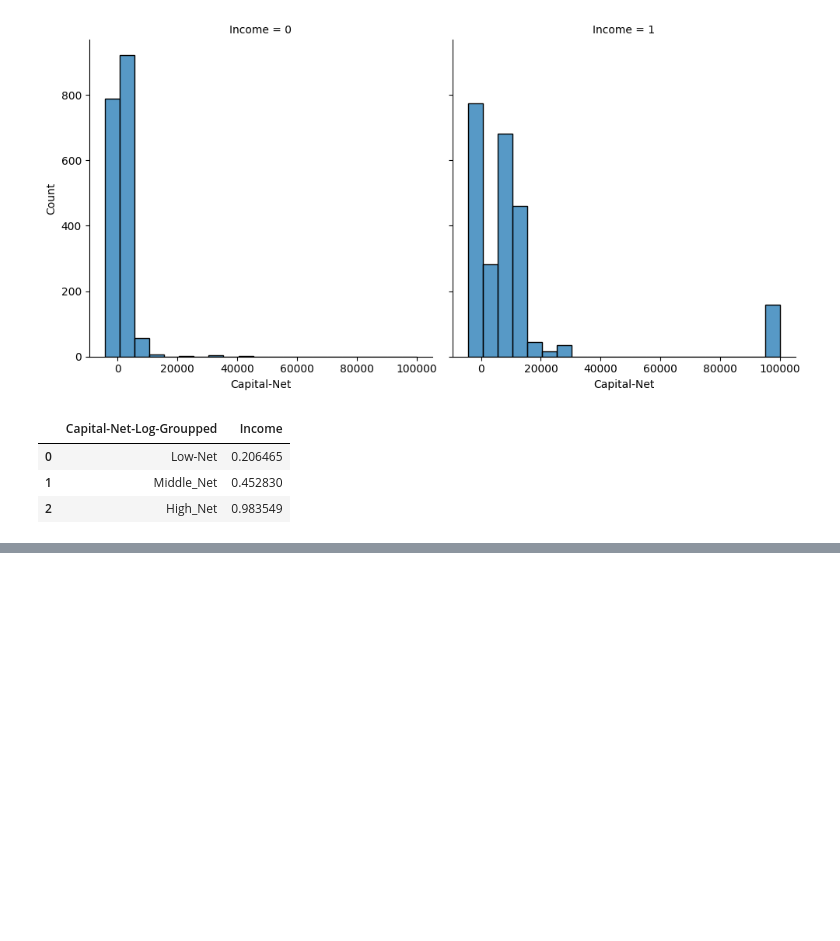
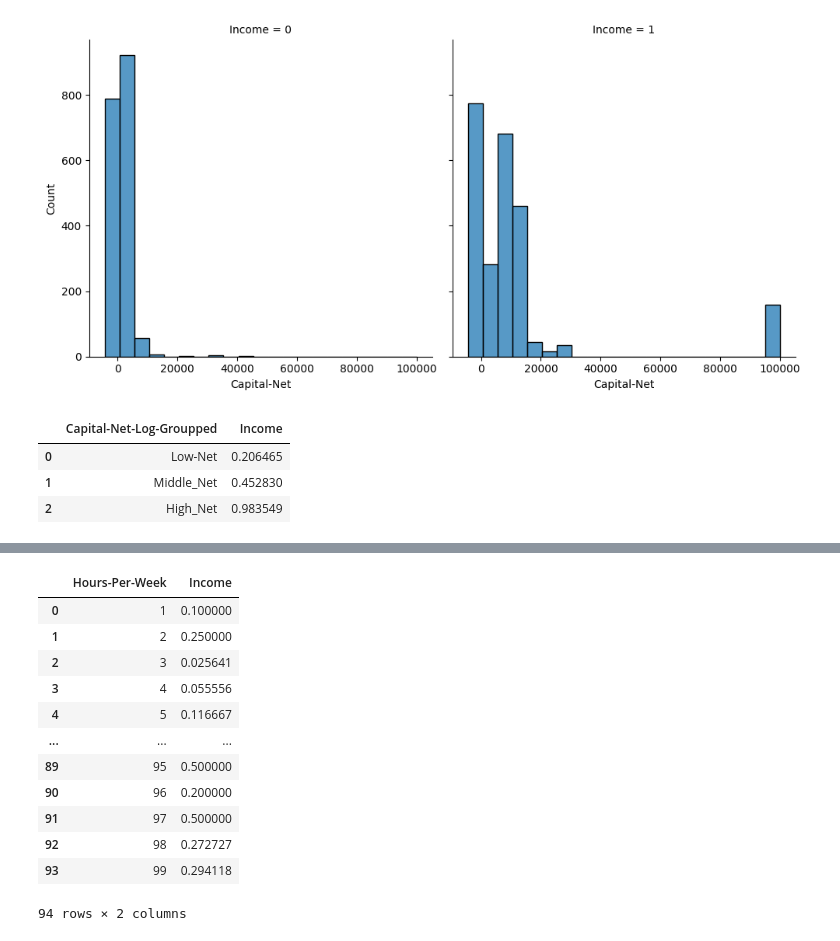
Before and after one commit to baranCapik/machine-learning-on-adult-dataset, a Jupyter notebook: Kaggle-Adult-Ver1.ipynb, the cells around one changed output, grey strips where cells are left out. Drawn from its saved outputs; the diff is of its cells as text; code cells hidden in the pictures; blank space fills up the shorter version.

```diff
--- a/Kaggle-Adult-Ver1.ipynb
+++ b/Kaggle-Adult-Ver1.ipynb
@@ -388,0 +439,17 @@ df.drop()
+# %%
+#Now we only have hours per week column unprocessed
+df.groupby('Hours-Per-Week',as_index= False)['Income'].mean()
+# %% [output]
+|  | Hours-Per-Week | Income |
+| 0 | 1 | 0.100000 |
+| 1 | 2 | 0.250000 |
+| 2 | 3 | 0.025641 |
+| 3 | 4 | 0.055556 |
+| 4 | 5 | 0.116667 |
+| ... | ... | ... |
+| 89 | 95 | 0.500000 |
+| 90 | 96 | 0.200000 |
+| 91 | 97 | 0.500000 |
+| 92 | 98 | 0.272727 |
+| 93 | 99 | 0.294118 |
+94 rows × 2 columns
```
Also changed, not shown: parts of 12 cells of this notebook.
